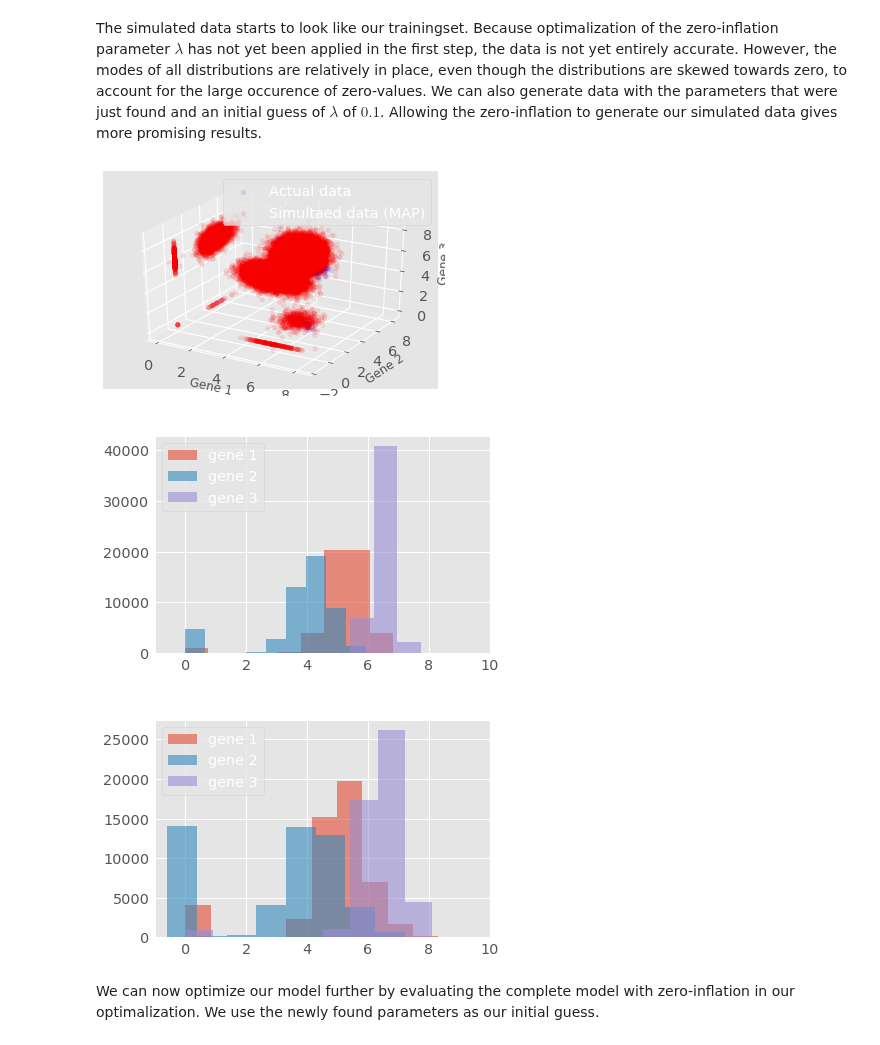
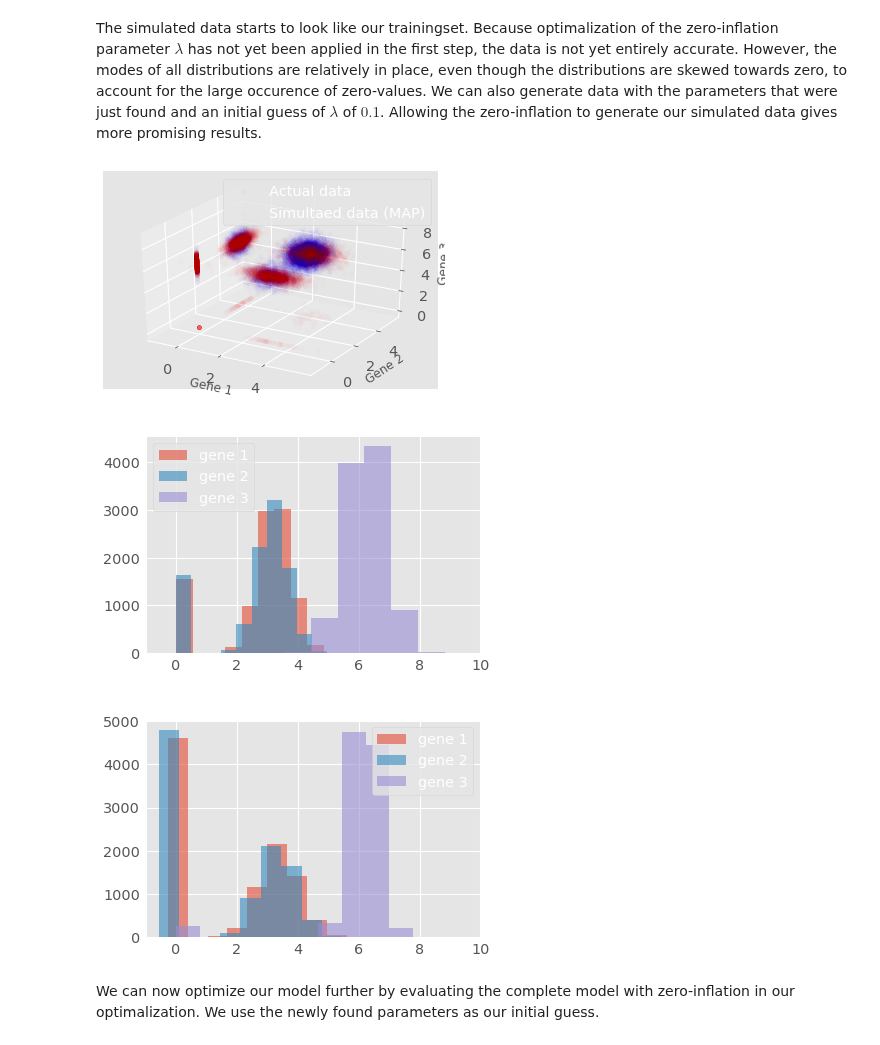
Before and after one commit to tobias-beers/RNA_visualization, a Jupyter notebook: Code/PPCA_ZIFA.ipynb, the cells around one changed output. Saved outputs shown, nothing was run; the diff lists cells and outputs as text; code cells hidden in the pictures.

```diff
--- a/Code/PPCA_ZIFA.ipynb
+++ b/Code/PPCA_ZIFA.ipynb
@@ -70,7 +70,7 @@ def ZIFA(data_dim, latent_dim, num_datapoints, stddv_datapoints):
                  name="y"), reinterpreted_batch_ndims=2))
 
 
-num_datapoints = 50000
+num_datapoints = 10000
 data_dim = 3
 latent_dim = 2
 stddv_datapoints = 0.3
@@ -180,9 +180,11 @@ model_1.log_prob((actual_sigma, actual_z, actual_A, actual_mu, y_train))
 # %%
-mu = tf.expand_dims(tf.reduce_mean(y_train, 1),1)
-
-sigma = tf.Variable(0.5)
-A = tf.Variable(0.5*np.ones([data_dim, latent_dim]), dtype=tf.float32)
-z = tf.Variable(0.5*np.ones([latent_dim, num_datapoints]), dtype=tf.float32)
+mu = tf.expand_dims(tf.Variable(np.float32(np.sum(y_train, axis=1)/np.sum(y_train!=0, axis=1))),1)
+sigma = tf.Variable(0.3)
+A_np = np.float32(np.zeros([data_dim, latent_dim]))
+np.fill_diagonal(A_np,stddv_datapoints)
+A = tf.Variable(A_np)
+# A = tf.Variable(0.5*np.ones([data_dim, latent_dim]), dtype=tf.float32)
+z = tf.Variable(np.zeros([latent_dim, num_datapoints]), dtype=tf.float32)
 # A = tf.identity(actual_A)
 # z = tf.identity(actual_z)
 
@@ -261,40 +263,40 @@ _, _, _, _, _, _, _, y_generated_lambda = model.sample(value=(sigma, lamda, z, A
 
 fig = plt.figure()
 ax = fig.add_subplot(111, projection='3d')
-ax.scatter(y_train[0,:],y_train[1,:],y_train[2,:], label='Actual data', color='blue', alpha=0.1)
-ax.scatter(y_generated_lambda[0,:],y_generated_lambda[1,:],y_generated_lambda[2,:], label='Simultaed data (MAP)', color='red', alpha=0.1)
+ax.scatter(y_train[0,:],y_train[1,:],y_train[2,:], label='Actual data', color='blue', alpha=0.01)
+ax.scatter(y_generated_lambda[0,:],y_generated_lambda[1,:],y_generated_lambda[2,:], label='Simultaed data (MAP)', color='red', alpha=0.01)
 ax.set_xlabel('Gene 1')
 ax.set_ylabel('Gene 2')
 ax.set_zlabel('Gene 3')
 plt.legend()
 plt.show()
 
 # plt.scatter(y_train[0, :], x_train[1, :], color='blue', alpha=0.1, label='Actual data')
 # plt.scatter(y_generated[0, :], x_generated[1, :], color='red', alpha=0.1, label='Simulated data (MAP)')
 # plt.legend()
 # plt.axis([-20, 20, -20, 20])
 
 plt.hist(y_train[0, :], label='gene 1', alpha=0.6)
 plt.hist(y_train[1, :], label='gene 2', alpha=0.6)
 plt.hist(y_train[2, :], label='gene 3', alpha=0.6)
 title = plt.title('Actual data')
 plt.xlim((-1,10))
 plt.setp(title, color='white')
 plt.legend()
 plt.show()
 
 plt.hist(y_generated_lambda[0, :], label='gene 1', alpha=0.6)
 plt.hist(y_generated_lambda[1, :], label='gene 2', alpha=0.6)
 plt.hist(y_generated_lambda[2, :], label='gene 3', alpha=0.6)
 title = plt.title('Simulated data (MAP)')
 plt.xlim((-1,10))
 plt.setp(title, color='white')
 plt.legend()
 plt.show()
 # %% [output]
-[figure, old version]
+[figure, new version]
-[figure, old version]
+[figure, new version]
-[figure, old version]
+[figure, new version]
 # %% [markdown]
  We can now optimize our model further by evaluating the complete model with zero-inflation in our optimalization. We use the newly found parameters as our initial guess.
 # %%
```
Also changed, not shown: parts of 8 cells of this notebook.
